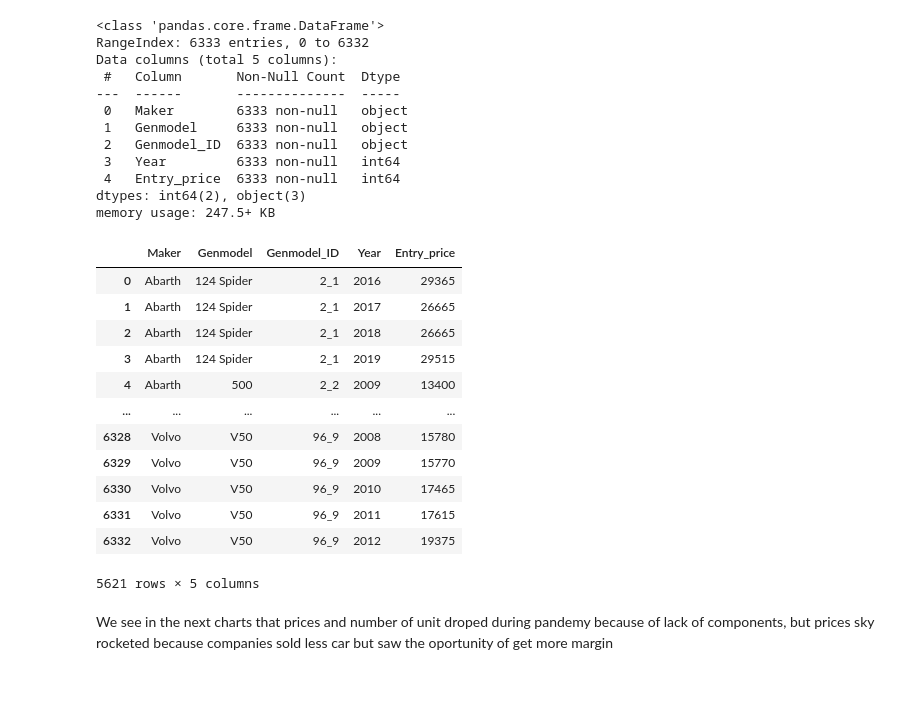
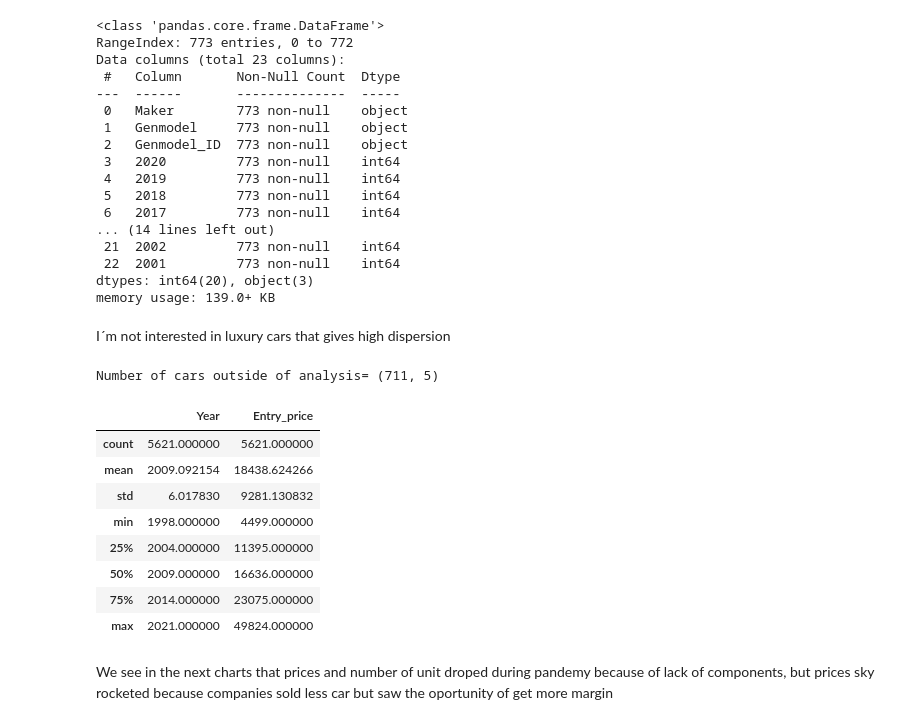
Before and after one commit to chemavilla/Data-Analysis, a Jupyter notebook: Car Analysis UK market.ipynb, the cells around one changed output. Cells and saved outputs as stored; diff of their text form; code cells hidden in the pictures; blank space fills up the shorter version.

```diff
--- a/Car Analysis UK market.ipynb
+++ b/Car Analysis UK market.ipynb
@@ -7,36 +32,40 @@ df_price = pd.read_csv('Car Analysis UK\\price_table.csv')
 # %%
-df_price.info()
+df_sales.info()
 # %% [output]
 <class 'pandas.core.frame.DataFrame'>
-RangeIndex: 6333 entries, 0 to 6332
-Data columns (total 5 columns):
+RangeIndex: 773 entries, 0 to 772
+Data columns (total 23 columns):
  #   Column       Non-Null Count  Dtype
 ---  ------       --------------  -----
- 0   Maker        6333 non-null   object
- 1   Genmodel     6333 non-null   object
- 2   Genmodel_ID  6333 non-null   object
- 3   Year         6333 non-null   int64
- 4   Entry_price  6333 non-null   int64
-dtypes: int64(2), object(3)
-memory usage: 247.5+ KB
+ 0   Maker        773 non-null    object
+ 1   Genmodel     773 non-null    object
+ 2   Genmodel_ID  773 non-null    object
+ 3   2020         773 non-null    int64
+ 4   2019         773 non-null    int64
+ 5   2018         773 non-null    int64
+ 6   2017         773 non-null    int64
+... (14 lines left out)
+ 21  2002         773 non-null    int64
+ 22  2001         773 non-null    int64
+dtypes: int64(20), object(3)
+memory usage: 139.0+ KB
-# %%
-# I´m not interested in luxury cars that gives high dispersion
-df_price = df_price[df_price['Entry_price']< 50000]
-df_price
-# %% [output]
-|  | Maker | Genmodel | Genmodel_ID | Year | Entry_price |
-| 0 | Abarth | 124 Spider | 2_1 | 2016 | 29365 |
-| 1 | Abarth | 124 Spider | 2_1 | 2017 | 26665 |
-| 2 | Abarth | 124 Spider | 2_1 | 2018 | 26665 |
-| 3 | Abarth | 124 Spider | 2_1 | 2019 | 29515 |
-| 4 | Abarth | 500 | 2_2 | 2009 | 13400 |
-| ... | ... | ... | ... | ... | ... |
-| 6328 | Volvo | V50 | 96_9 | 2008 | 15780 |
-| 6329 | Volvo | V50 | 96_9 | 2009 | 15770 |
-| 6330 | Volvo | V50 | 96_9 | 2010 | 17465 |
-| 6331 | Volvo | V50 | 96_9 | 2011 | 17615 |
-| 6332 | Volvo | V50 | 96_9 | 2012 | 19375 |
-5621 rows × 5 columns
+# %% [markdown]
+I´m not interested in luxury cars that gives high dispersion
+# %%
+print('Number of cars outside of analysis=', df_price[df_price['Entry_price']> 50000].shape)
+df_price = df_price[df_price['Entry_price']<= 50000]
+df_price.describe()
+# %% [output]
+Number of cars outside of analysis= (711, 5)
+|  | Year | Entry_price |
+| count | 5621.000000 | 5621.000000 |
+| mean | 2009.092154 | 18438.624266 |
+| std | 6.017830 | 9281.130832 |
+| min | 1998.000000 | 4499.000000 |
+| 25% | 2004.000000 | 11395.000000 |
+| 50% | 2009.000000 | 16636.000000 |
+| 75% | 2014.000000 | 23075.000000 |
+| max | 2021.000000 | 49824.000000 |
 # %% [markdown]
 We see in the next charts that prices and number of unit droped during pandemy because of lack of components, but prices sky rocketed because companies sold less car but saw the oportunity of get more margin
 # %%
```
Also changed, not shown: parts of 14 cells of this notebook.
